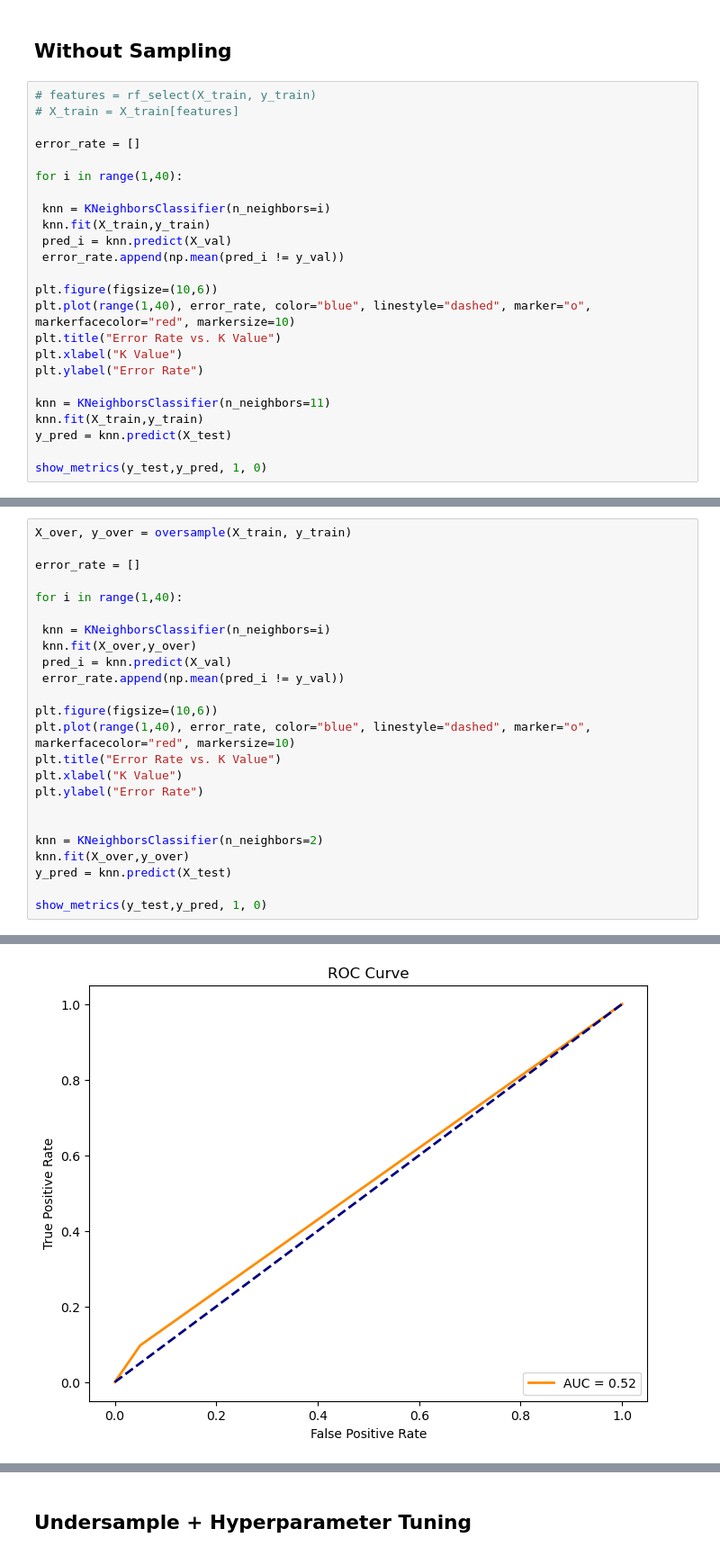
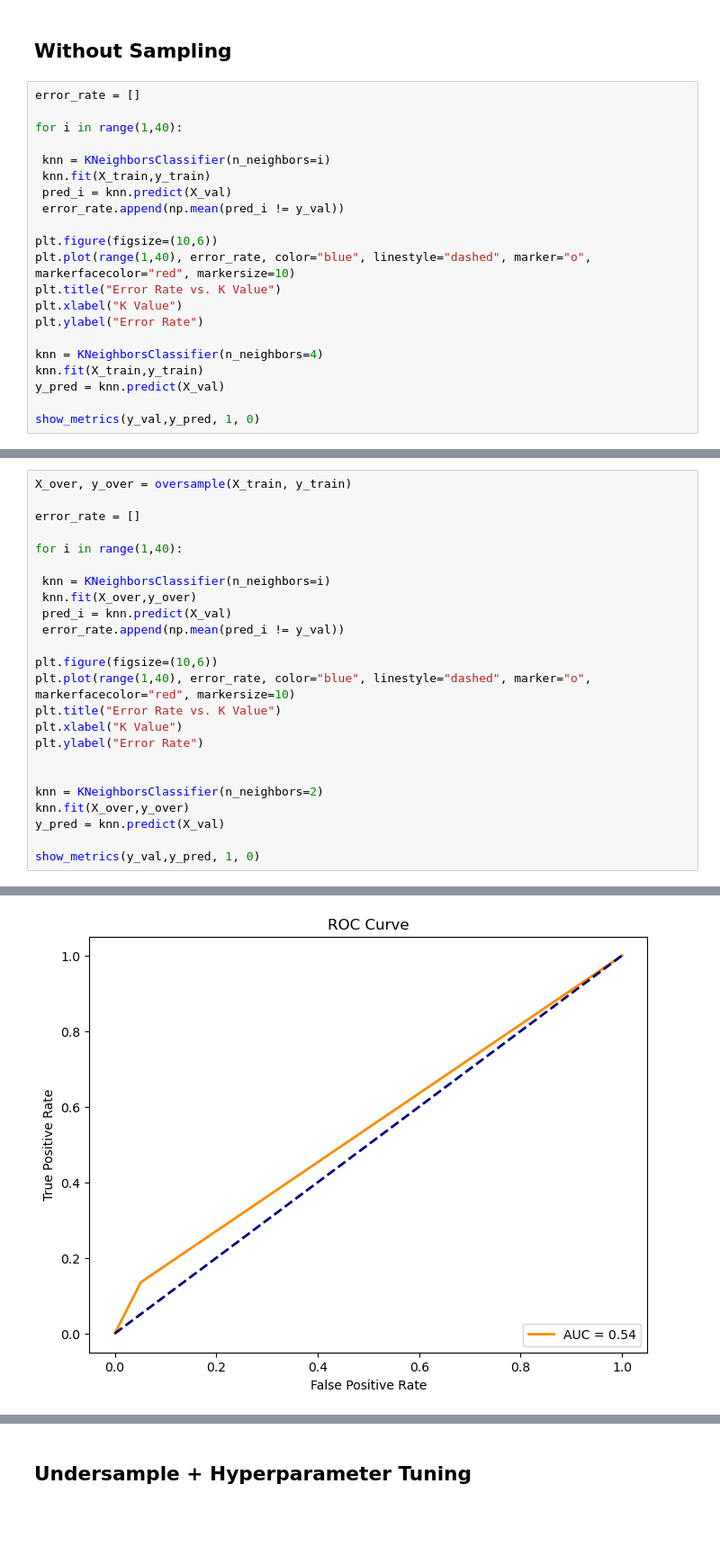
Before and after one commit to dapscc/bt4012_fraud, a Jupyter notebook: k_nearest_neighbours.ipynb, the cells around one changed output, grey strips where cells are left out. Shown at 90% size. Saved outputs shown, nothing was run; the diff lists cells and outputs as text; blank space fills up the shorter version.

```diff
--- a/k_nearest_neighbours.ipynb
+++ b/k_nearest_neighbours.ipynb
@@ -21,9 +21,6 @@ Test set shape: (1542, 56) (1542,)
 # %% [markdown]
 ## Without Sampling
 # %%
-# features = rf_select(X_train, y_train)
-# X_train = X_train[features]
-
 error_rate = []
 
 for i in range(1,40):
@@ -39,11 +36,11 @@ plt.title("Error Rate vs. K Value")
 plt.xlabel("K Value")
 plt.ylabel("Error Rate")
 
-knn = KNeighborsClassifier(n_neighbors=11)
+knn = KNeighborsClassifier(n_neighbors=4)
 knn.fit(X_train,y_train)
-y_pred = knn.predict(X_test)
+y_pred = knn.predict(X_val)
 
-show_metrics(y_test,y_pred, 1, 0)
+show_metrics(y_val,y_pred, 1, 0)
 # %% [output]
 [figure]
 [figure]
@@ -111,9 +108,9 @@ plt.ylabel("Error Rate")
 
 knn = KNeighborsClassifier(n_neighbors=2)
 knn.fit(X_over,y_over)
-y_pred = knn.predict(X_test)
+y_pred = knn.predict(X_val)
 
-show_metrics(y_test,y_pred, 1, 0)
+show_metrics(y_val,y_pred, 1, 0)
 # %% [output]
 [figure]
 [figure]
@@ -125,2 +122,2 @@ F1_score: 0.1081081081081081
-[figure, old version]
+[figure, new version]
 # %% [markdown]
```
Also changed, not shown: parts of 9 cells of this notebook.
